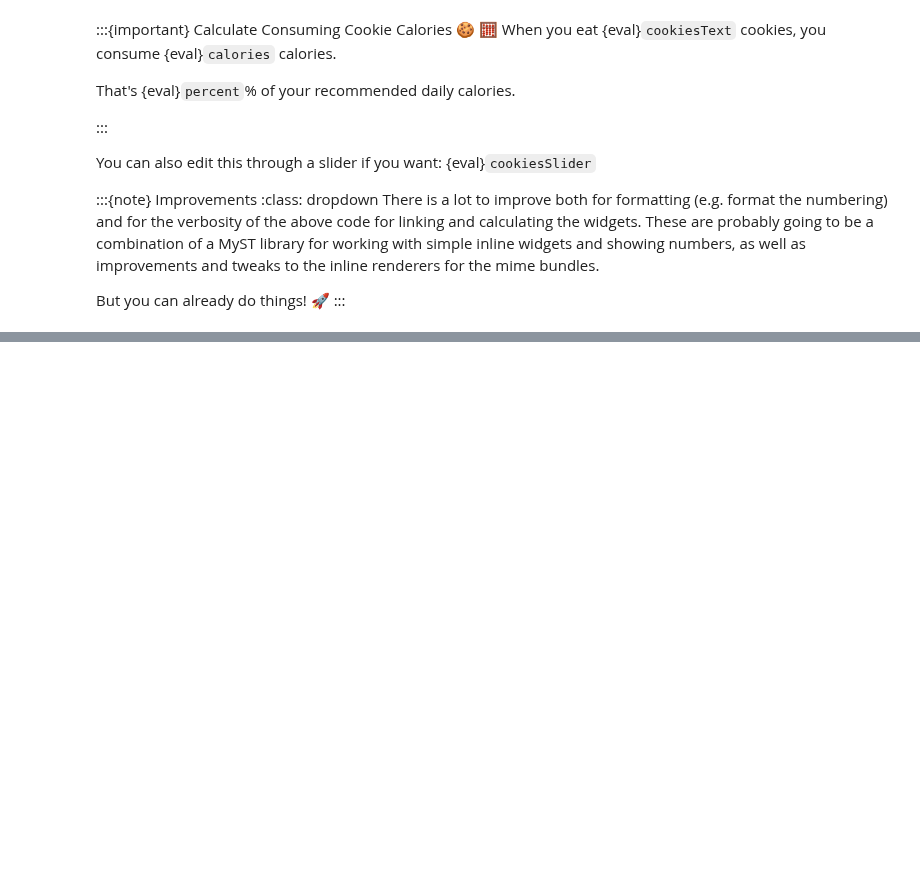
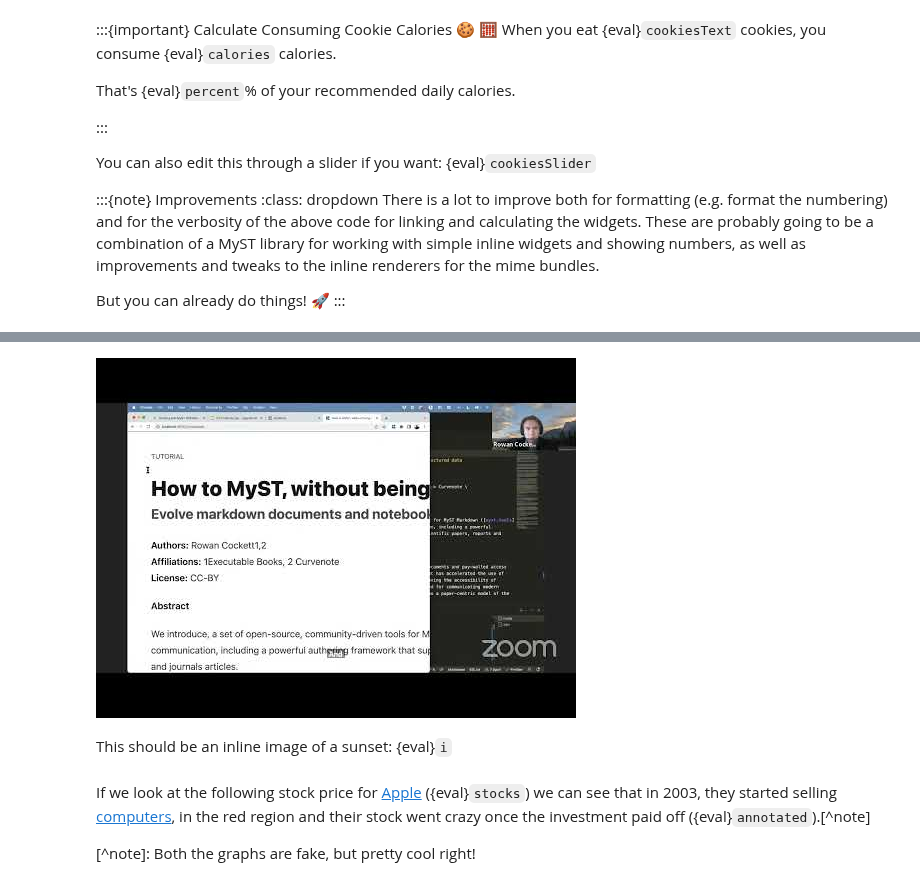
Before and after one commit to jupyter-book/jupyterlab-myst, a Jupyter notebook: examples/inline-interactivity.ipynb, the cells around one changed output, grey strips where cells are left out. Saved outputs shown, nothing was run; the diff lists cells and outputs as text; code cells hidden in the pictures; blank space fills up the shorter version.

```diff
--- a/examples/inline-interactivity.ipynb
+++ b/examples/inline-interactivity.ipynb
@@ -96,0 +122,5 @@ We've noticed issues with this feature - rendering is slow and sometimes weird g
+# %%
+from IPython.display import YouTubeVideo
+YouTubeVideo('NxSNVt9XsCI')
+# %% [output]
+[figure, added]
@@ -96,0 +131,2 @@ We've noticed issues with this feature - rendering is slow and sometimes weird g
+# %% [markdown]
+This should be an inline image of a sunset: {eval}`i`
@@ -96,0 +156,5 @@ We've noticed issues with this feature - rendering is slow and sometimes weird g
+# %% [markdown]
+
+If we look at the following stock price for [Apple](https://en.wikipedia.org/wiki/Apple_Inc.) ({eval}`stocks`) we can see that in 2003, they started selling [computers](https://en.wikipedia.org/wiki/MacBook_Pro), in the red region and their stock went crazy once the investment paid off ({eval}`annotated`).[^note]
+
+[^note]: Both the graphs are fake, but pretty cool right!
```
Also changed, not shown: parts of 12 cells of this notebook, 1 other file.
